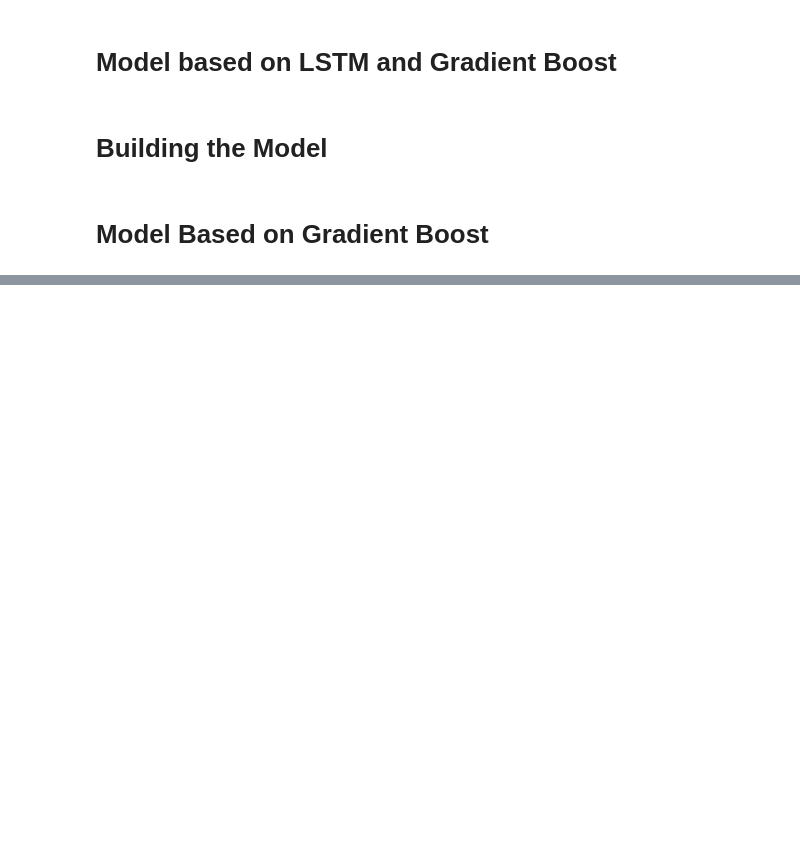
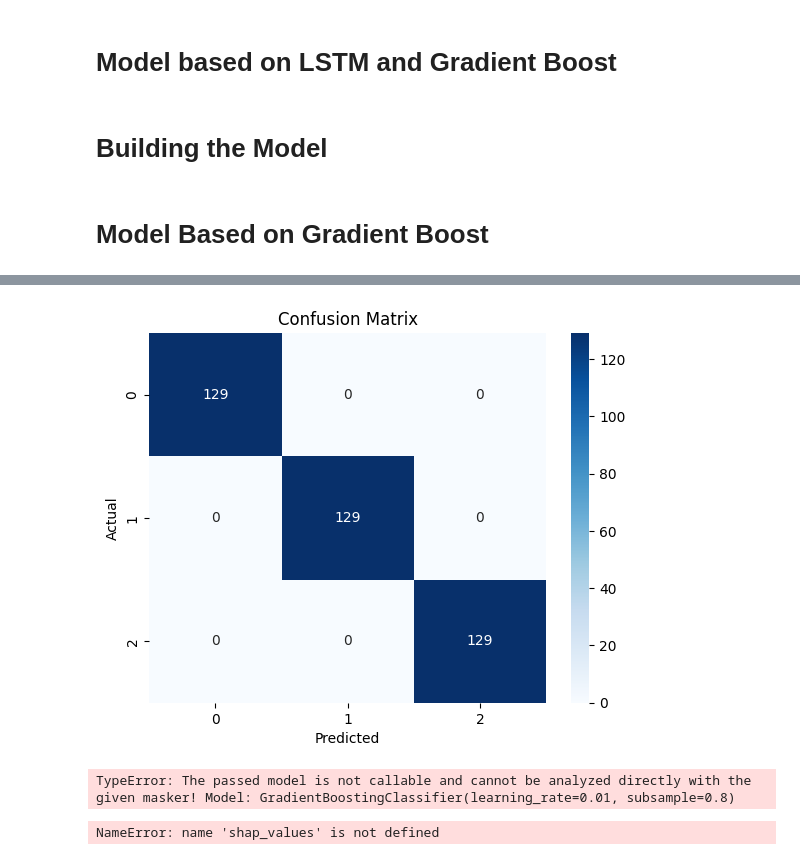
Before and after one commit to ShabnaIlmi/Data-Science-Group-Project, a Jupyter notebook: Exploratory_Data_Analysis_2.ipynb, the cells around one changed output, grey strips where cells are left out. Cells and saved outputs as stored; diff of their text form; code cells hidden in the pictures; blank space fills up the shorter version.

```diff
--- a/Exploratory_Data_Analysis_2.ipynb
+++ b/Exploratory_Data_Analysis_2.ipynb
@@ -1098,20 +1113,26 @@ print("Classification Report:\n", classification_report(y_test, y_pred))
 # %%
 # Confusion Matrix
-conf_matrix = confusion_matrix(y_test, y_pred)
-sns.heatmap(conf_matrix, annot=True, fmt='d', cmap='Blues')
-plt.title("Confusion Matrix")
-plt.xlabel("Predicted")
-plt.ylabel("Actual")
-plt.show()
+# conf_matrix = confusion_matrix(y_test, y_pred)
+# sns.heatmap(conf_matrix, annot=True, fmt='d', cmap='Blues')
+# plt.title("Confusion Matrix")
+# plt.xlabel("Predicted")
+# plt.ylabel("Actual")
+# plt.show()
+# %% [output]
+[figure, added]
 # %%
 # Explainable AI using SHAP
-explainer = shap.Explainer(best_model, X_train)
-shap_values = explainer(X_test)
+# explainer = shap.Explainer(best_model, X_train)
+# shap_values = explainer(X_test)
 
 # Global Explanation
-shap.summary_plot(shap_values, X_test)
+# shap.summary_plot(shap_values, X_test)
+# %% [output]
+TypeError: The passed model is not callable and cannot be analyzed directly with the given masker! Model: GradientBoostingClassifier(learning_rate=0.01, subsample=0.8)
 # %%
 # Local Explanation for a Single Prediction
-shap.plots.waterfall(shap_values[0])
+# shap.plots.waterfall(shap_values[0])
+# %% [output]
+NameError: name 'shap_values' is not defined
 # %%
 # Feature Importance Plot
```
Also changed, not shown: parts of 23 cells of this notebook.
